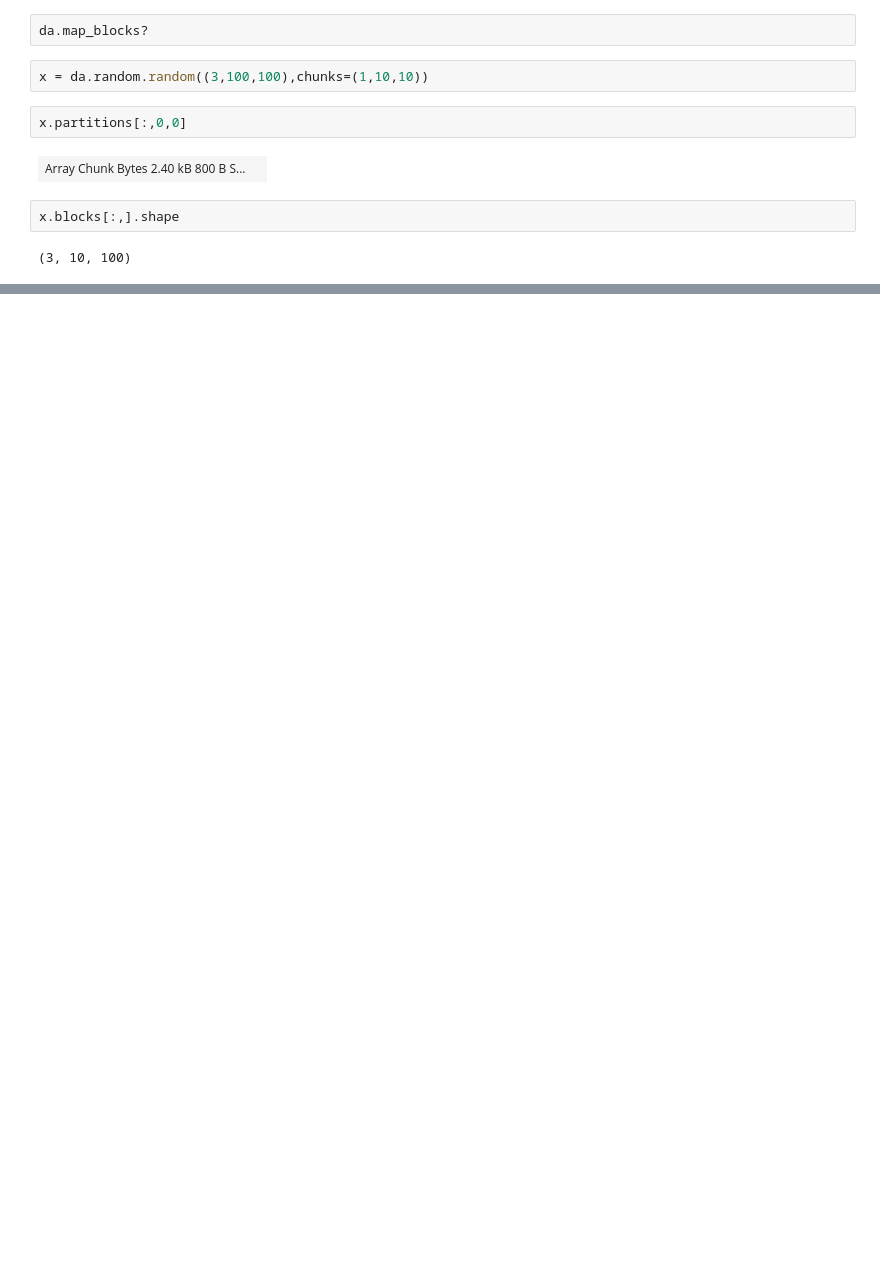
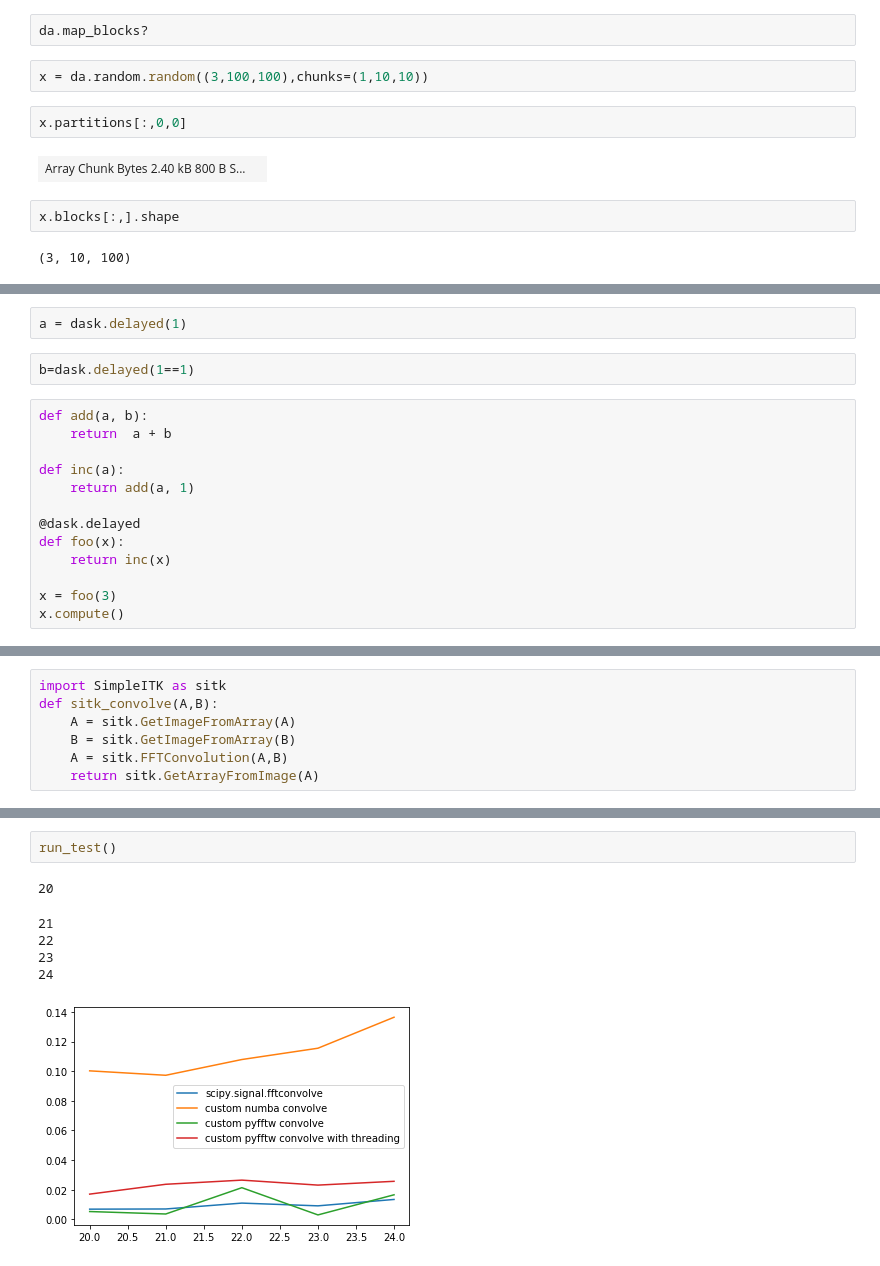
Before and after one commit to m-albert/MVRegFus, a Jupyter notebook: test_dct_weights.ipynb, the cells around one changed output, grey strips where cells are left out. Cells and saved outputs as stored; diff of their text form; blank space fills up the shorter version.

```diff
--- a/test_dct_weights.ipynb
+++ b/test_dct_weights.ipynb
@@ -952,0 +1009,17 @@ x.blocks[:,].shape
+# %%
+a = dask.delayed(1)
+# %%
+b=dask.delayed(1==1)
+# %%
+def add(a, b):
+    return  a + b
+
+def inc(a):
+    return add(a, 1)
+
+@dask.delayed
+def foo(x):
+    return inc(x)
+
+x = foo(3)
+x.compute()
@@ -952,0 +1044,7 @@ x.blocks[:,].shape
+# %%
+import SimpleITK as sitk
+def sitk_convolve(A,B):
+    A = sitk.GetImageFromArray(A)
+    B = sitk.GetImageFromArray(B)
+    A = sitk.FFTConvolution(A,B)
+    return sitk.GetArrayFromImage(A)
@@ -952,0 +1156,9 @@ x.blocks[:,].shape
+# %%
+run_test()
+# %% [output]
+20
+21
+22
+23
+24
+[figure, added]
```
Also changed, not shown: parts of 32 cells of this notebook, 2 other files.
